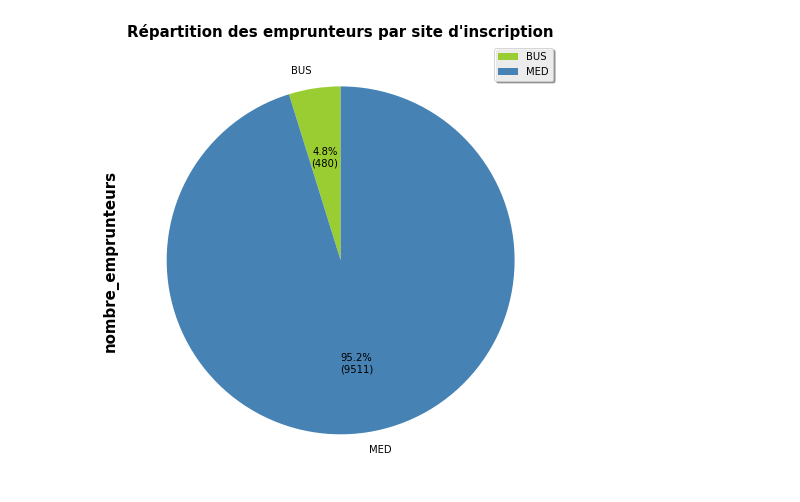
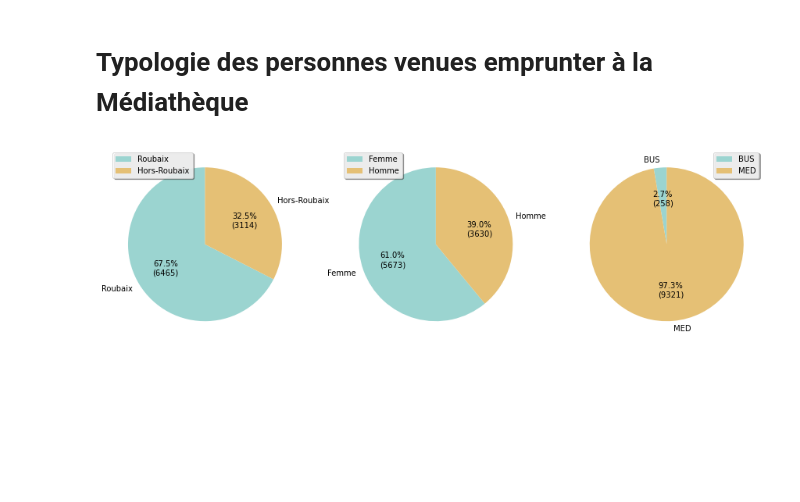
Before and after one commit to medrbx/kibini2, a Jupyter notebook: kibini/notebook_kibini2_med_qui_sont_les_emprunteurs.ipynb, the cells around one changed output. Drawn from its saved outputs; the diff is of its cells as text; code cells hidden in the pictures; blank space fills up the shorter version.

```diff
--- a/kibini/notebook_kibini2_med_qui_sont_les_emprunteurs.ipynb
+++ b/kibini/notebook_kibini2_med_qui_sont_les_emprunteurs.ipynb
@@ -201,8 +196,8 @@ emprunteurs_par_sex = pd.DataFrame(emprunteurs_par_sex)
 # %%
 # On change le nom de chaque ligne de l'index sur la base d'une liste
 
-emprunteurs_par_sex = emprunteurs_par_sex.rename(index={'':'Non communiqué','F':'Femme','M':'Homme','N':'Non-pertinent'})
+inscrits_emprunteurs_med_par_sex = inscrits_emprunteurs_med_par_sex.rename(index={'':'Non communiqué','F':'Femme','M':'Homme','N':'Non-pertinent'})
 # %%
 # Suppression des lignes qu'on ne veut pas garder
 
-emprunteurs_par_sex = emprunteurs_par_sex.drop(labels=["Non communiqué","Non-pertinent"],axis=0)
+inscrits_emprunteurs_med_par_sex = inscrits_emprunteurs_med_par_sex.drop(labels=["Non communiqué","Non-pertinent"],axis=0)
@@ -220,16 +204,44 @@ ax = plt.legend()
 # %%
-emprunteurs_par_site = emprunteurs.groupby("inscription_code_site")["nombre_emprunteurs"].sum()
+inscrits_emprunteurs_med_par_site = inscrits_emprunteurs_med.groupby("inscription_code_site")["nombre_inscrits_emprunteurs_med"].sum()
 # %%
-emprunteurs_par_site = pd.DataFrame(emprunteurs_par_site)
+inscrits_emprunteurs_med_par_site = pd.DataFrame(inscrits_emprunteurs_med_par_site)
-# %%
-ax = emprunteurs_par_site.plot.pie(y='nombre_emprunteurs',
-                               autopct=autopct_format(emprunteurs_par_site["nombre_emprunteurs"]),
-                               figsize=(15,8),
-                               colors=["yellowgreen","steelblue"],
-                                startangle=90
-                               )
-ax.set_title("Répartition des emprunteurs par site d'inscription")
-ax = plt.legend()
-# %% [output]
-[figure, removed]
+# %% [markdown]
+# Typologie des personnes venues emprunter à la Médiathèque
+# %%
+f,ax = plt.subplots(nrows=1,ncols=3)
+
+ax[0] = repartition_inscrits_emprunteurs_med_rbx.plot.pie(y='nombre_inscrits_emprunteurs_med',
+                                       figsize=(15,8),
+                                       autopct=autopct_format(repartition_inscrits_emprunteurs_med_rbx["nombre_inscrits_emprunteurs_med"]),
+                                       colors=[charte_graphique_lgp.color1,charte_graphique_lgp.color2],
+                                       startangle=90,
+                                       center=(0,5),ax=ax[0]
+                                      )
+
+
+ax[0].set_title("")
+
+ax[1] = inscrits_emprunteurs_med_par_sex.plot.pie(y='nombre_inscrits_emprunteurs_med',
+                               autopct=autopct_format(inscrits_emprunteurs_med_par_sex["nombre_inscrits_emprunteurs_med"]),
+                               figsize=(15,8),
+                               colors=[charte_graphique_lgp.color1,charte_graphique_lgp.color2],
+                               startangle=90,ax=ax[1]
+                              )
+ax[1].set_title("")
+
+
+
+ax[2] = inscrits_emprunteurs_med_par_site.plot.pie(y='nombre_inscrits_emprunteurs_med',
+                               autopct=autopct_format(inscrits_emprunteurs_med_par_site["nombre_inscrits_emprunteurs_med"]),
+                               figsize=(15,8),
+                               colors=[charte_graphique_lgp.color1,charte_graphique_lgp.color2],
+                                startangle=90,ax=ax[2]
+                               )
+ax[2].set_title("")
+ax[0].set_ylabel('')
+ax[1].set_ylabel('')
+ax[2].set_ylabel('')
+plt.show()
+# %% [output]
+[figure, added]
 # %%
```
Also changed, not shown: parts of 69 cells of this notebook, 33 other files.
